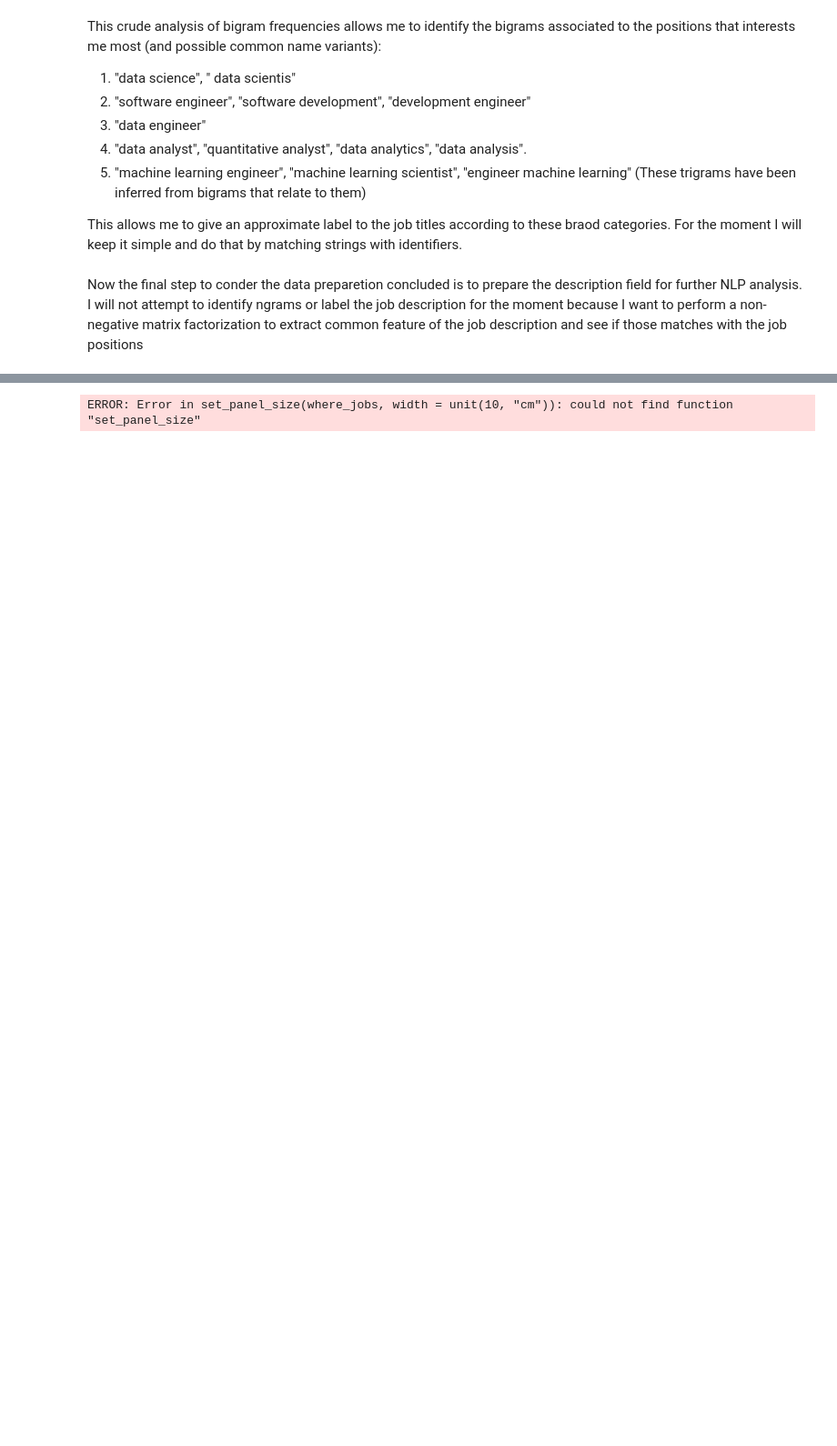
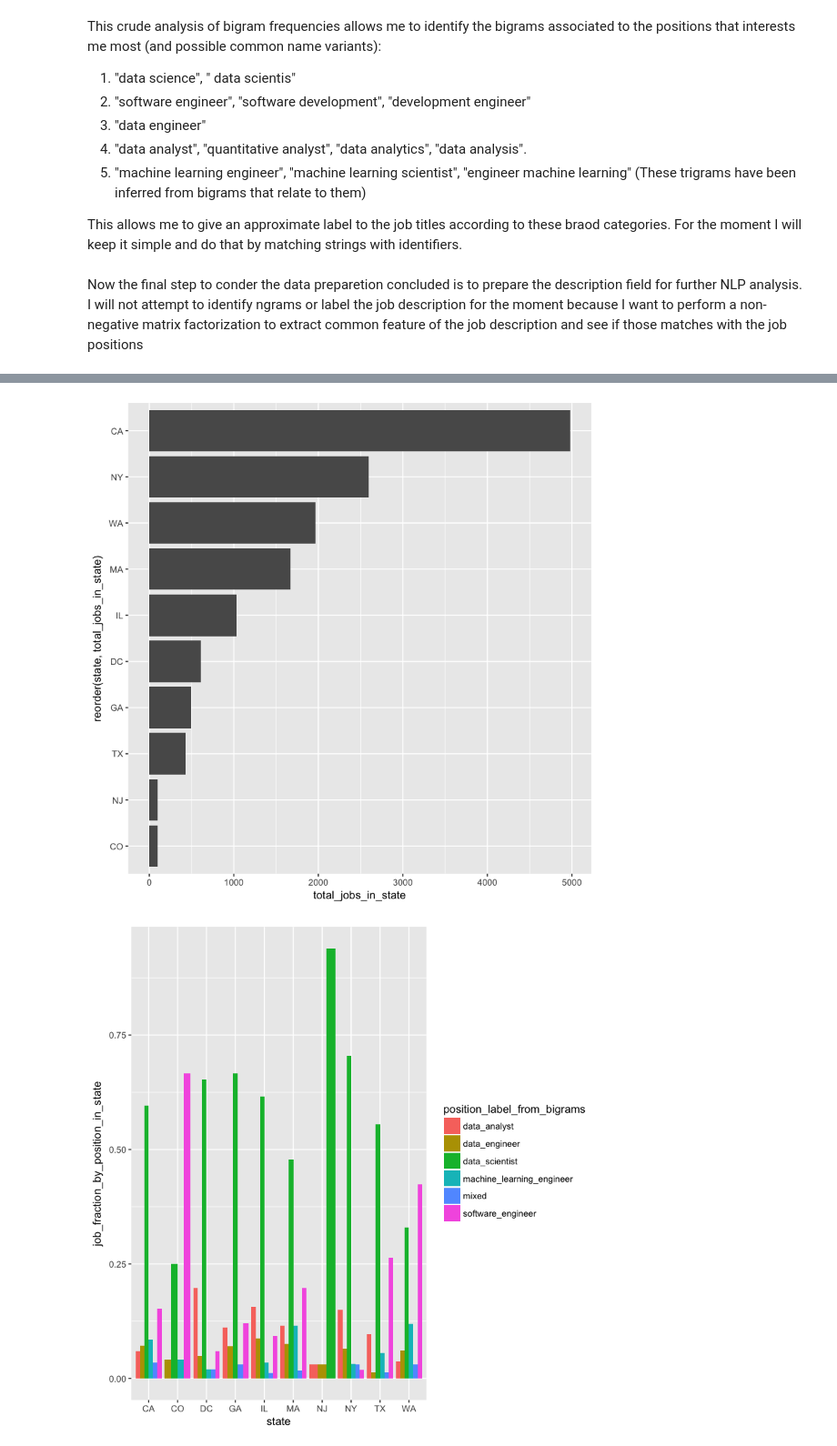
Before and after one commit to davide-chiuchiu/Companies_often_give_the_wrong_name_to_job_openings, a Jupyter notebook: 00_analysis_of_data_scientist_jobs.ipynb, the cells around one changed output, grey strips where cells are left out. Shown at 91% size. Drawn from its saved outputs; the diff is of its cells as text; code cells hidden in the pictures; blank space fills up the shorter version.

```diff
--- a/00_analysis_of_data_scientist_jobs.ipynb
+++ b/00_analysis_of_data_scientist_jobs.ipynb
@@ -164,12 +154,25 @@ Now that the data are ready, we can start with some preliminary analysis. The fi
-# %%
-where_jobs <- job_descriptions %>%
-    filter(position_label_from_bigrams != "other") %>%
-    ggplot(aes(x = reorder(state, state,function(x) length(x)))) +
-    geom_bar() +
-    coord_flip()
-
-
-# IMPORT EGG PACKAGE TO REDUCE SIZE OF PLOT
-print(set_panel_size(where_jobs,width = unit(10, "cm")) )
-# %% [output]
-ERROR: Error in set_panel_size(where_jobs, width = unit(10, "cm")): could not find function "set_panel_size"
+# %%
+job_descriptions_without_others <- job_descriptions %>%
+    filter(position_label_from_bigrams != "other")
+
+job_descriptions_summary <- job_descriptions_without_others %>%
+    group_by(state, position_label_from_bigrams) %>%
+    summarize(jobs_by_position_in_state = n()) %>%
+    mutate(total_jobs_in_state = sum(jobs_by_position_in_state)) %>%
+    mutate(job_fraction_by_position_in_state = jobs_by_position_in_state / total_jobs_in_state)
+
+where_jobs <- job_descriptions_summary %>%
+    ggplot(aes(x = reorder(state, total_jobs_in_state), y = total_jobs_in_state)) +
+    geom_col() +
+    coord_flip()
+
+which_jobs_by_state <- job_descriptions_summary %>%
+    ggplot(aes(x = state, fill = position_label_from_bigrams, y = job_fraction_by_position_in_state)) +
+    geom_col(position = "dodge")
+
+
+print(where_jobs)
+print(which_jobs_by_state)
+# %% [output]
+[figure, added]
+[figure, added]
```
Also changed, not shown: parts of 2 cells of this notebook.
